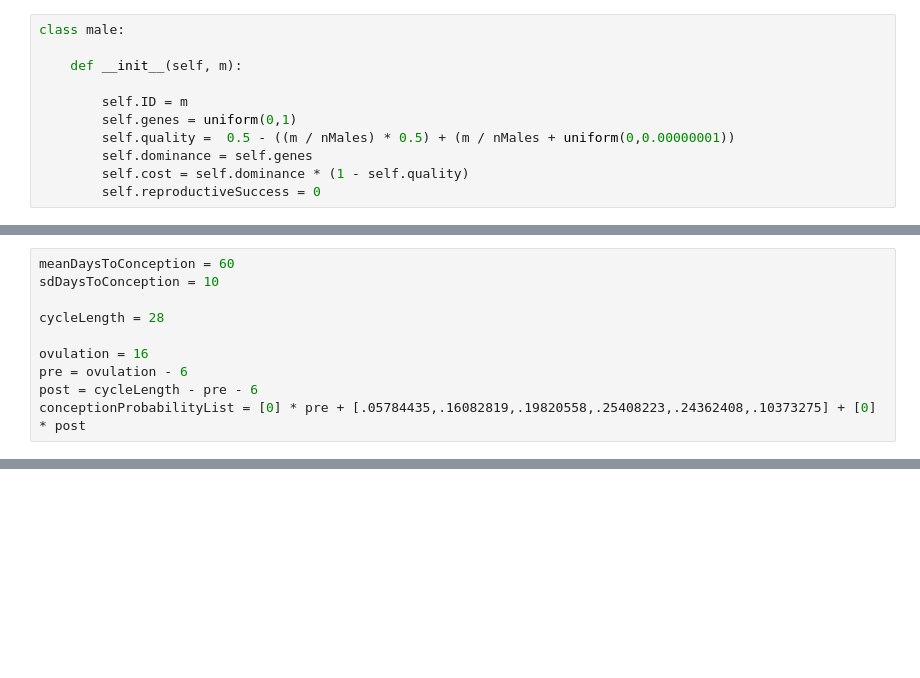
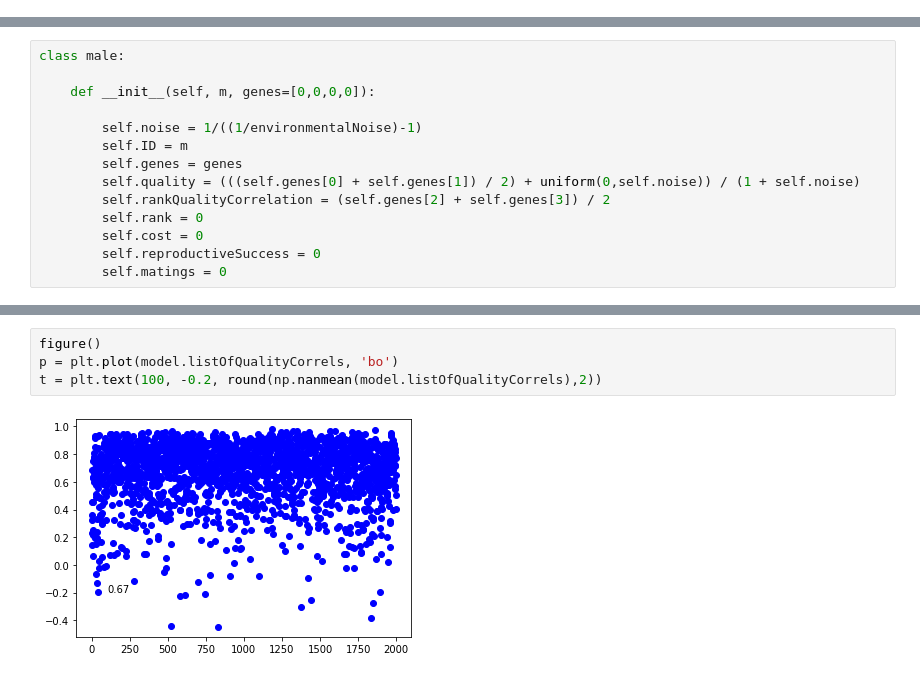
Before and after one commit to kevinrosenfield/FertilitySignalsABM, a Jupyter notebook: ReproductiveSkewSimulations.ipynb, the cells around one changed output, grey strips where cells are left out. Saved outputs shown, nothing was run; the diff lists cells and outputs as text; blank space fills up the shorter version.

```diff
--- a/ReproductiveSkewSimulations.ipynb
+++ b/ReproductiveSkewSimulations.ipynb
@@ -63,11 +0,0 @@ class female:
-# %%
-class male:
-
-    def __init__(self, m):
-
-        self.ID = m
-        self.genes = uniform(0,1)
-        self.quality =  0.5 - ((m / nMales) * 0.5) + (m / nMales + uniform(0,0.00000001))
-        self.dominance = self.genes
-        self.cost = self.dominance * (1 - self.quality)
-        self.reproductiveSuccess = 0
@@ -685,10 +0,0 @@ def synchronyCharts(group):
-# %%
-meanDaysToConception = 60
-sdDaysToConception = 10
-
-cycleLength = 28
-
-ovulation = 16
-pre = ovulation - 6
-post = cycleLength - pre - 6
-conceptionProbabilityList = [0] * pre + [.05784435,.16082819,.19820558,.25408223,.24362408,.10373275] + [0] * post
@@ -727,0 +75,14 @@ print(g.modelDays)
+# %%
+class male:
+
+    def __init__(self, m, genes=[0,0,0,0]):
+
+        self.noise = 1/((1/environmentalNoise)-1)
+        self.ID = m
+        self.genes = genes
+        self.quality = (((self.genes[0] + self.genes[1]) / 2) + uniform(0,self.noise)) / (1 + self.noise)
+        self.rankQualityCorrelation = (self.genes[2] + self.genes[3]) / 2
+        self.rank = 0
+        self.cost = 0
+        self.reproductiveSuccess = 0
+        self.matings = 0
@@ -727,0 +458,6 @@ print(g.modelDays)
+# %%
+figure()
+p = plt.plot(model.listOfQualityCorrels, 'bo')
+t = plt.text(100, -0.2, round(np.nanmean(model.listOfQualityCorrels),2))
+# %% [output]
+[figure, added]
```
Also changed, not shown: parts of 48 cells of this notebook, 1 other file.
